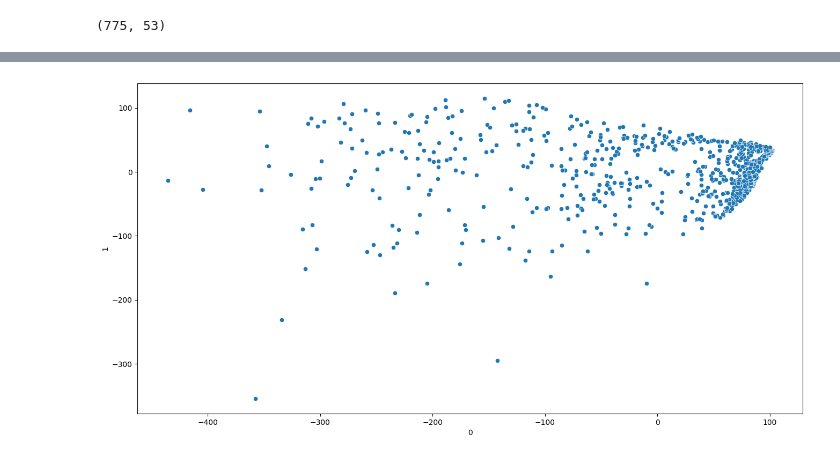
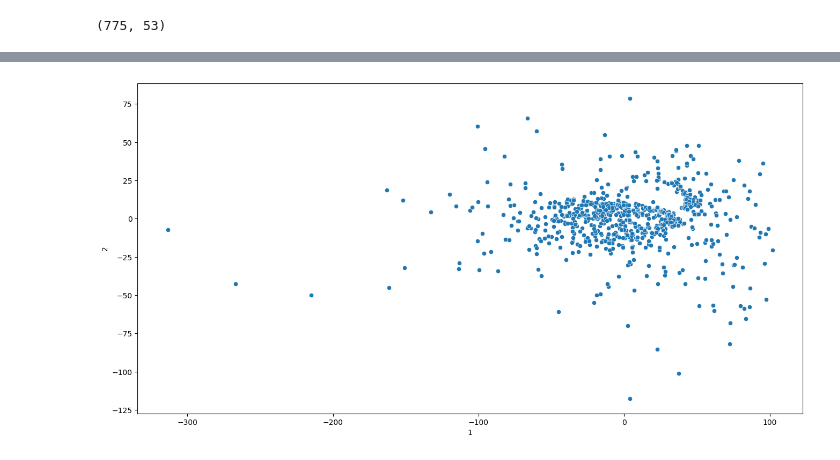
Before and after one commit to kaleabyared/Unsupervised_Learning, a Jupyter notebook: notebooks/dbscan_005.ipynb, the cells around one changed output, grey strips where cells are left out. Cells and saved outputs as stored; diff of their text form; code cells hidden in the pictures.

```diff
--- a/notebooks/dbscan_005.ipynb
+++ b/notebooks/dbscan_005.ipynb
@@ -4,7 +4,7 @@ import pandas as pd
 import matplotlib.pyplot as plt
 import seaborn as sns
 # %%
-DATA_PATH = '/home/kal/Documents/codeprojects/Unsupervised_Learning/data/weekly_agg.csv'
+DATA_PATH = '/home/kal/Documents/codeprojects/Unsupervised_Learning/data/weekly_smoothed_agg.csv'
 df = pd.read_csv(DATA_PATH)
 df = df.drop(['Unnamed: 0', 'loc_id'], axis=1)
 
@@ -157,5 +171,5 @@ for k in range(53,0,-1):
 # %%
-k = 12
+k = 6
 data_reduced, top_eigenvectors = pca(shifted_data,k,eigenvectors)
 error, inverse = calculate_error(data_reduced,top_eigenvectors,data)
 print(f"{k} number of components Error: {error:0.2f}")
@@ -166,10 +189,10 @@ dataframe = pd.DataFrame.from_records(data_reduced.T)
 # %%
 fig, ax = plt.subplots(figsize=(16, 8))
 
-sns.scatterplot(data=dataframe, x=dataframe[0], y=dataframe[1], ax=ax)
+sns.scatterplot(data=dataframe, x=dataframe[1], y=dataframe[2], ax=ax)
 plt.show()
 # %% [output]
-[figure, old version]
+[figure, new version]
 # %%
 def euclidean_distance(point1, point2):
 
```
Also changed, not shown: parts of 23 cells of this notebook, 3 other files.
